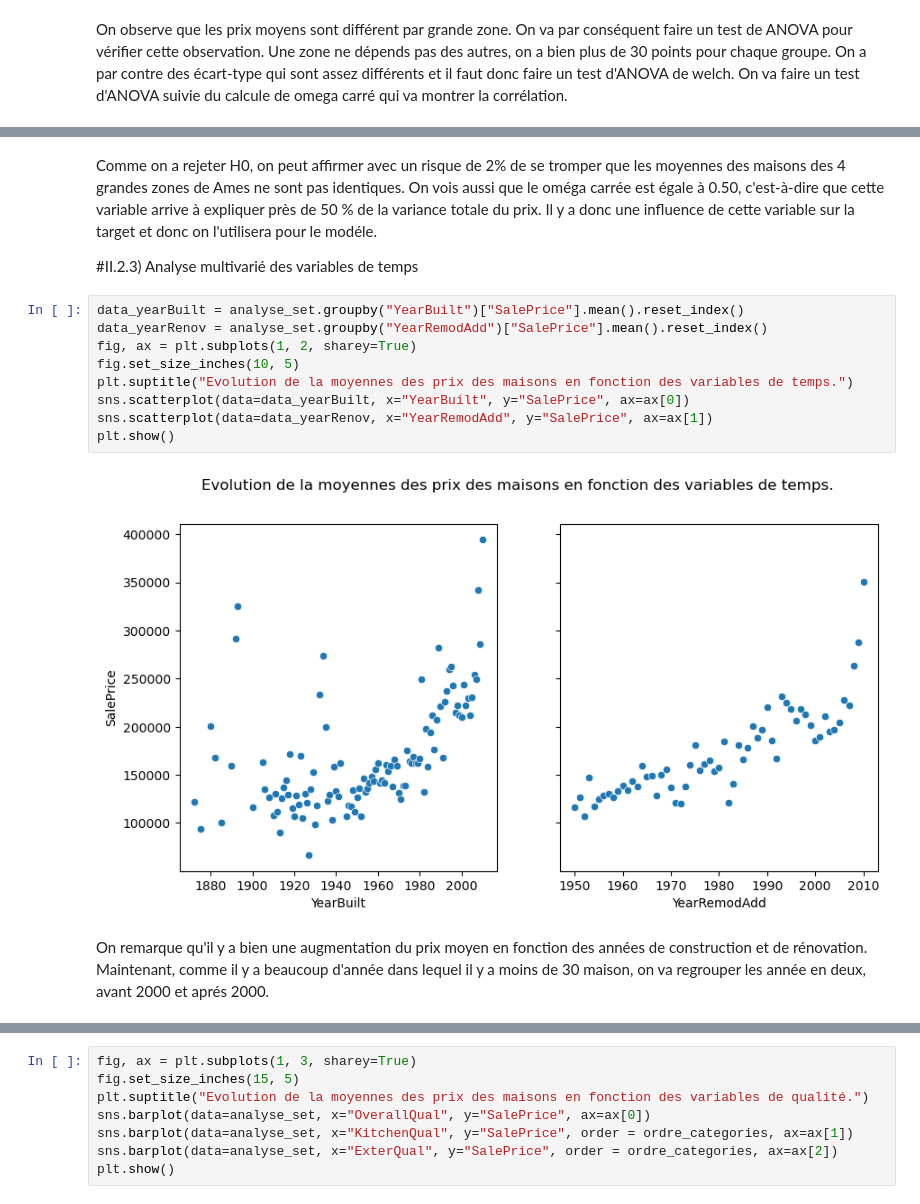
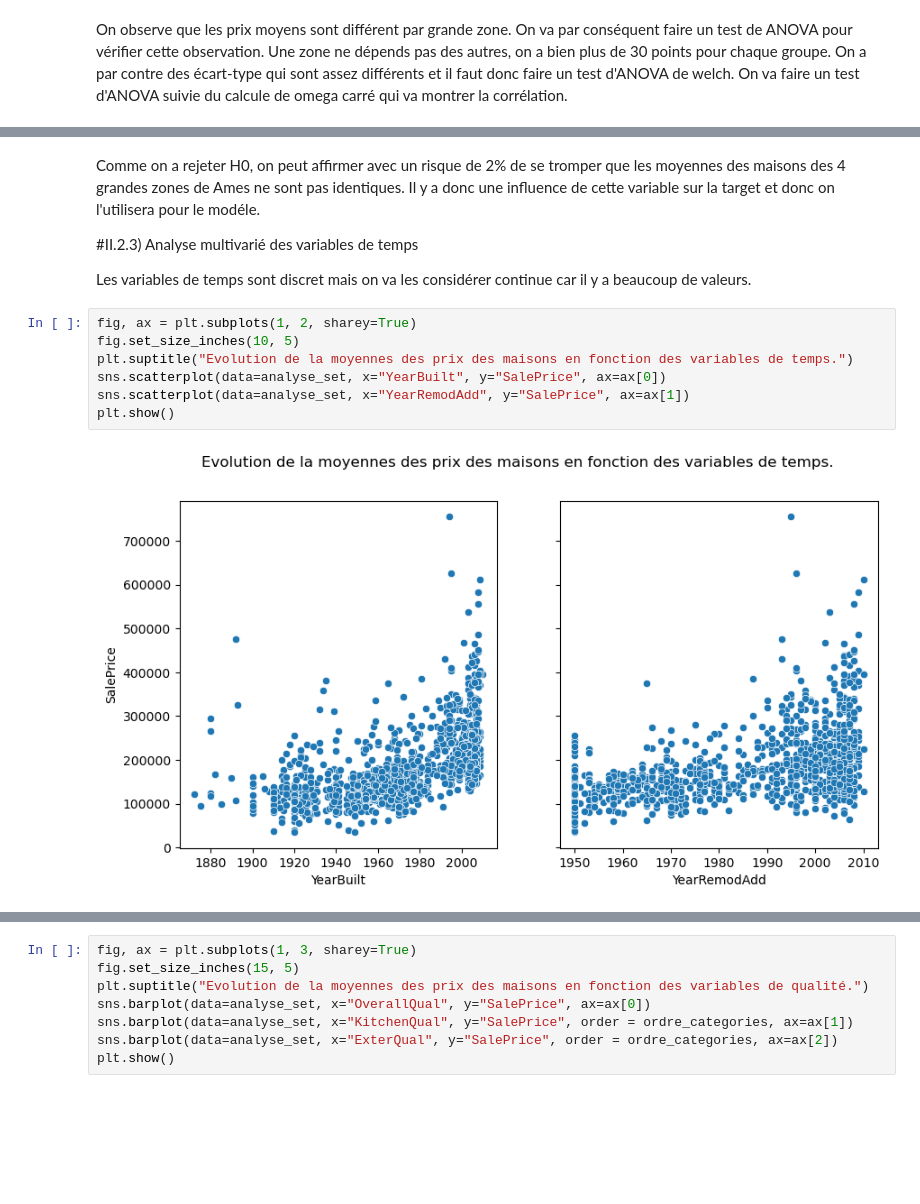
Before and after one commit to fmazur57u/Prediction_prix_immobilier, a Jupyter notebook: projet_prix_immobilier.ipynb, the cells around one changed output, grey strips where cells are left out. Cells and saved outputs as stored; diff of their text form; blank space fills up the shorter version.

Commit message:
Amélioration de l'analyse

```diff
--- a/projet_prix_immobilier.ipynb
+++ b/projet_prix_immobilier.ipynb
@@ -860,17 +830,15 @@ Omega carré : 0.5023
 # %% [markdown]
-Comme on a rejeter H0, on peut affirmer avec un risque de 2% de se tromper que les moyennes des maisons des 4 grandes zones de Ames ne sont pas identiques. On vois aussi que le oméga carrée est égale à 0.50, c'est-à-dire que cette variable arrive à expliquer près de 50 % de la variance totale du prix. Il y a donc une influence de cette variable sur la target et donc on l'utilisera pour le modéle.
+Comme on a rejeter H0, on peut affirmer avec un risque de 2% de se tromper que les moyennes des maisons des 4 grandes zones de Ames ne sont pas identiques. Il y a donc une influence de cette variable sur la target et donc on l'utilisera pour le modéle.
 
 #II.2.3) Analyse multivarié des variables de temps
+
+Les variables de temps sont discret mais on va les considérer continue car il y a beaucoup de valeurs.
 # %%
-data_yearBuilt = analyse_set.groupby("YearBuilt")["SalePrice"].mean().reset_index()
-data_yearRenov = analyse_set.groupby("YearRemodAdd")["SalePrice"].mean().reset_index()
 fig, ax = plt.subplots(1, 2, sharey=True)
 fig.set_size_inches(10, 5)
 plt.suptitle("Evolution de la moyennes des prix des maisons en fonction des variables de temps.")
-sns.scatterplot(data=data_yearBuilt, x="YearBuilt", y="SalePrice", ax=ax[0])
-sns.scatterplot(data=data_yearRenov, x="YearRemodAdd", y="SalePrice", ax=ax[1])
+sns.scatterplot(data=analyse_set, x="YearBuilt", y="SalePrice", ax=ax[0])
+sns.scatterplot(data=analyse_set, x="YearRemodAdd", y="SalePrice", ax=ax[1])
 plt.show()
 # %% [output]
-[figure, old version]
+[figure, new version]
-# %% [markdown]
-On remarque qu'il y a bien une augmentation du prix moyen en fonction des années de construction et de rénovation. Maintenant, comme il y a beaucoup d'année dans lequel il y a moins de 30 maison, on va regrouper les année en deux, avant 2000 et aprés 2000.
```
Also changed, not shown: parts of 60 cells of this notebook, 1 other file.
